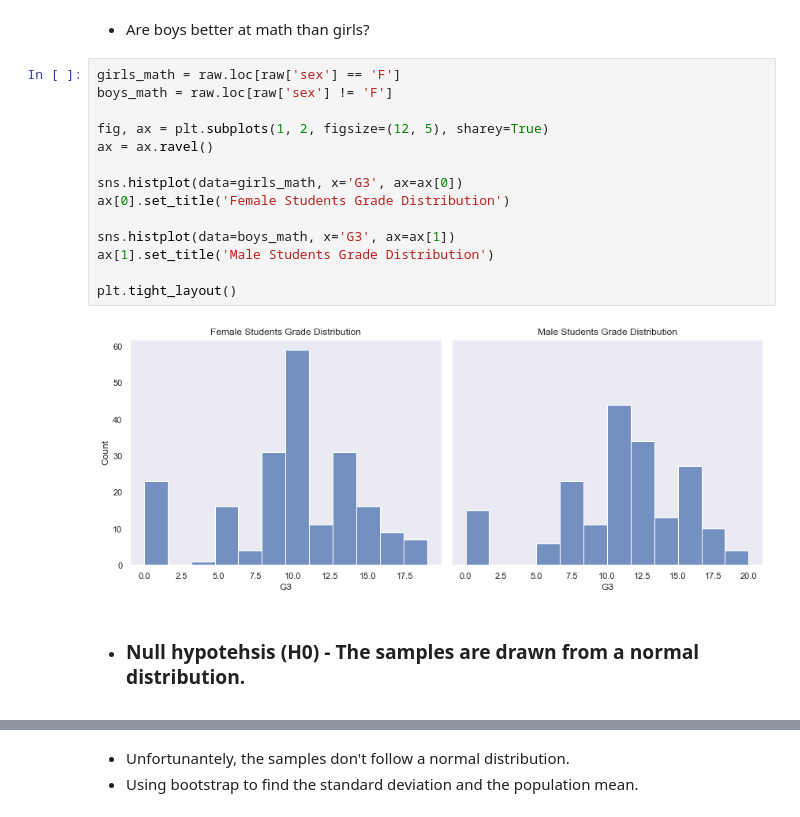
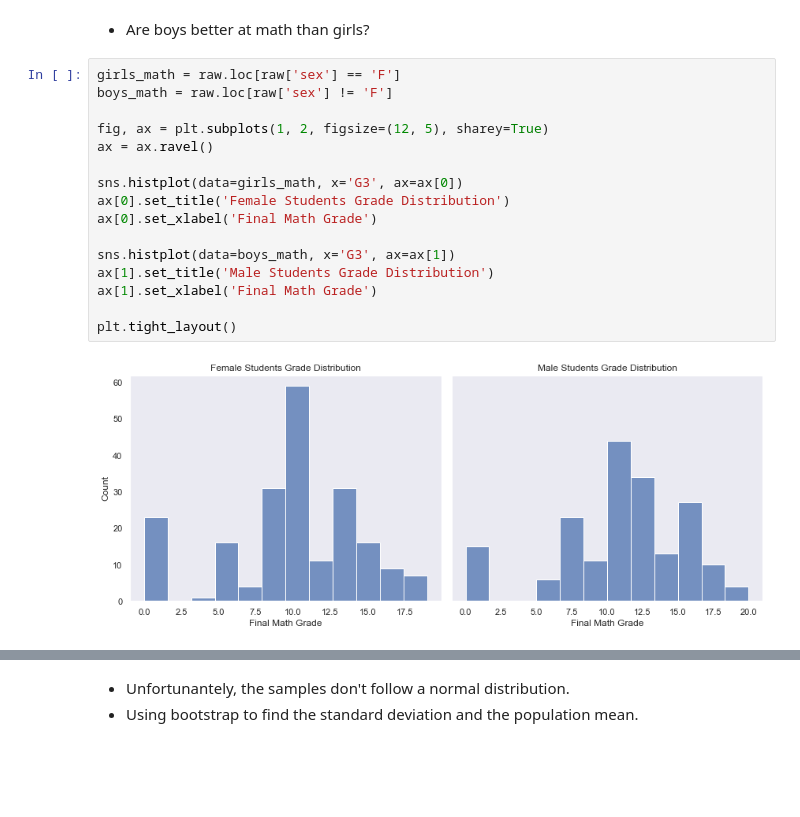
Before and after one commit to Gal-Gilor/Student-Performance-Estimation, a Jupyter notebook: notebooks/exploratory_notebook.ipynb, the cells around one changed output, grey strips where cells are left out. Cells and saved outputs as stored; diff of their text form; blank space fills up the shorter version.

```diff
--- a/notebooks/exploratory_notebook.ipynb
+++ b/notebooks/exploratory_notebook.ipynb
@@ -163,18 +164,18 @@ raw.groupby('sex').agg({'G1': 'mean', 'G2': 'mean', 'G3': 'mean'})
 # %%
 girls_math = raw.loc[raw['sex'] == 'F']
 boys_math = raw.loc[raw['sex'] != 'F']
 
 fig, ax = plt.subplots(1, 2, figsize=(12, 5), sharey=True)
 ax = ax.ravel()
 
 sns.histplot(data=girls_math, x='G3', ax=ax[0])
 ax[0].set_title('Female Students Grade Distribution')
+ax[0].set_xlabel('Final Math Grade')
 
 sns.histplot(data=boys_math, x='G3', ax=ax[1])
 ax[1].set_title('Male Students Grade Distribution')
+ax[1].set_xlabel('Final Math Grade')
 
 plt.tight_layout()
 # %% [output]
-[figure, old version]
+[figure, new version]
-# %% [markdown]
-* ### Null hypotehsis (H0) - The samples are drawn from a normal distribution.
```
Also changed, not shown: parts of 6 cells of this notebook.
